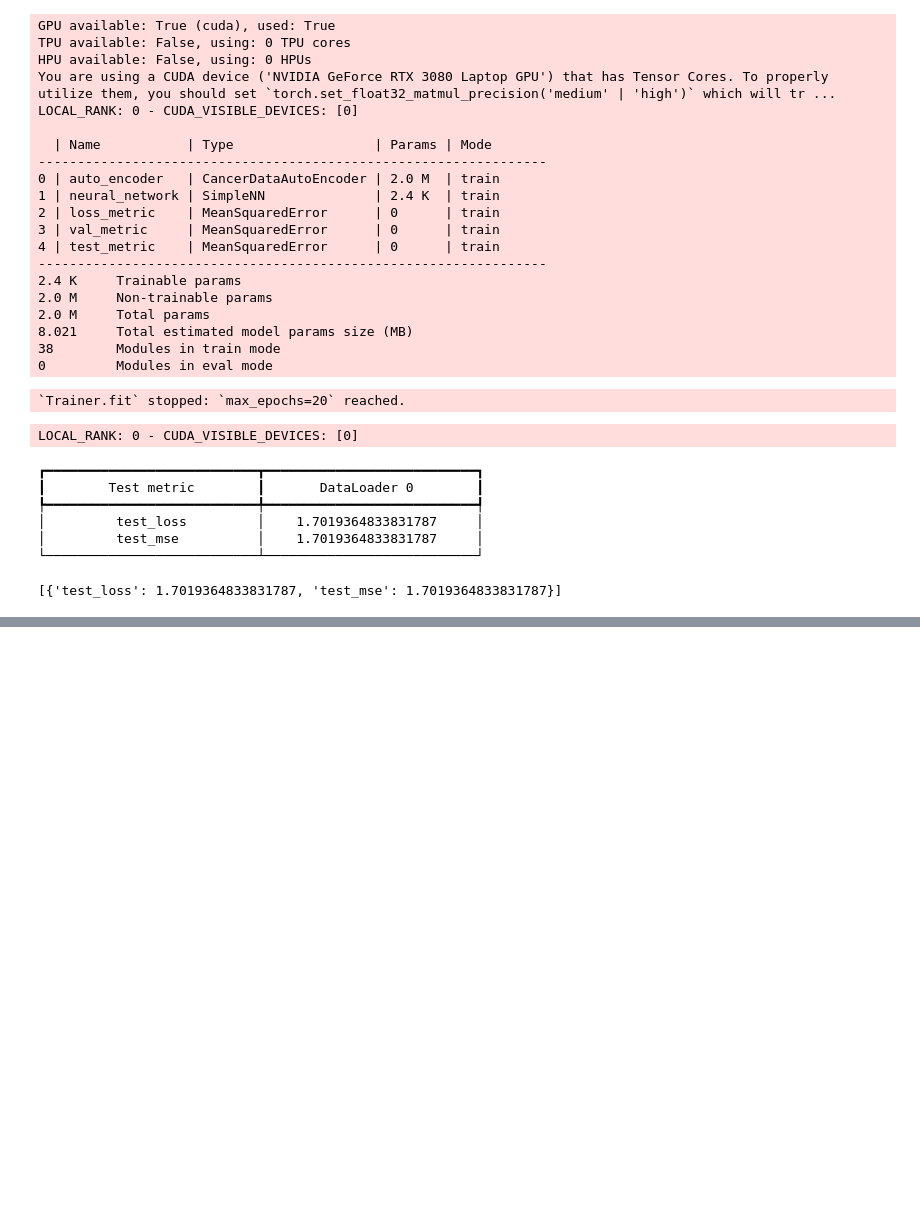
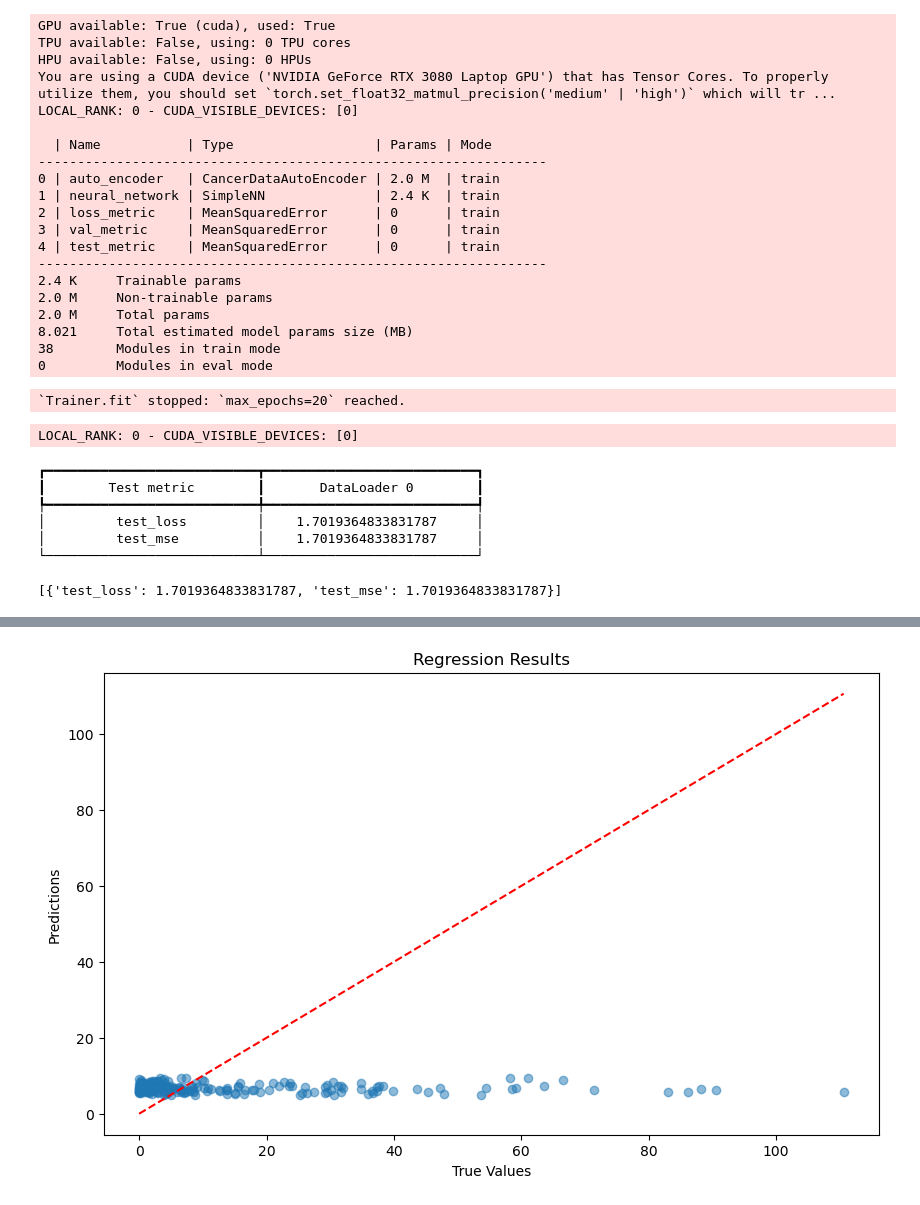
Before and after one commit to jacob-tye/BMI_6114_Project, a Jupyter notebook: analysis/05_dl_analysis_scaled.ipynb, the cells around one changed output, grey strips where cells are left out. Saved outputs shown, nothing was run; the diff lists cells and outputs as text; code cells hidden in the pictures; blank space fills up the shorter version.

```diff
--- a/analysis/05_dl_analysis_scaled.ipynb
+++ b/analysis/05_dl_analysis_scaled.ipynb
@@ -486,0 +481,4 @@ plot_regression_results(cancer_regressor, cancer_dm.test_dataloader())
+# %%
+plot_regression_results(best_model.to("cpu"), cdm.test_dataloader())
+# %% [output]
+[figure, added]
```
Also changed, not shown: parts of 11 cells of this notebook, 10 other files.
